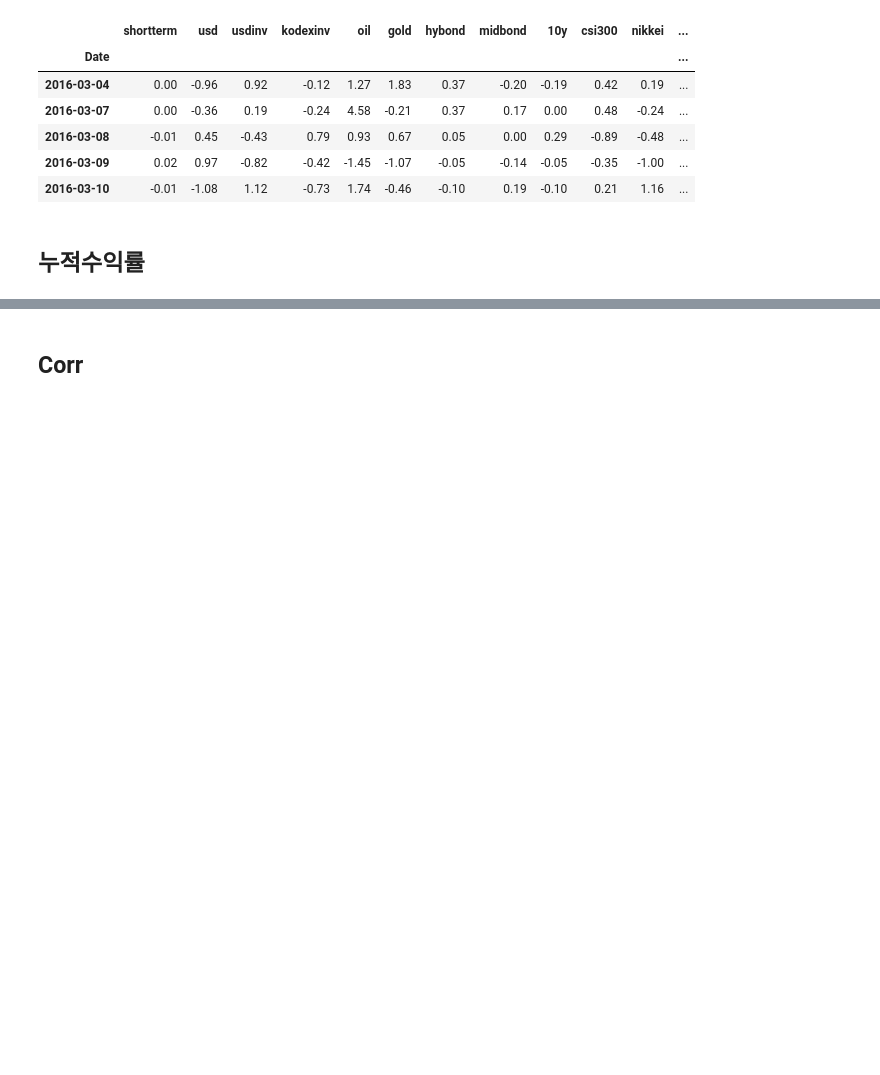
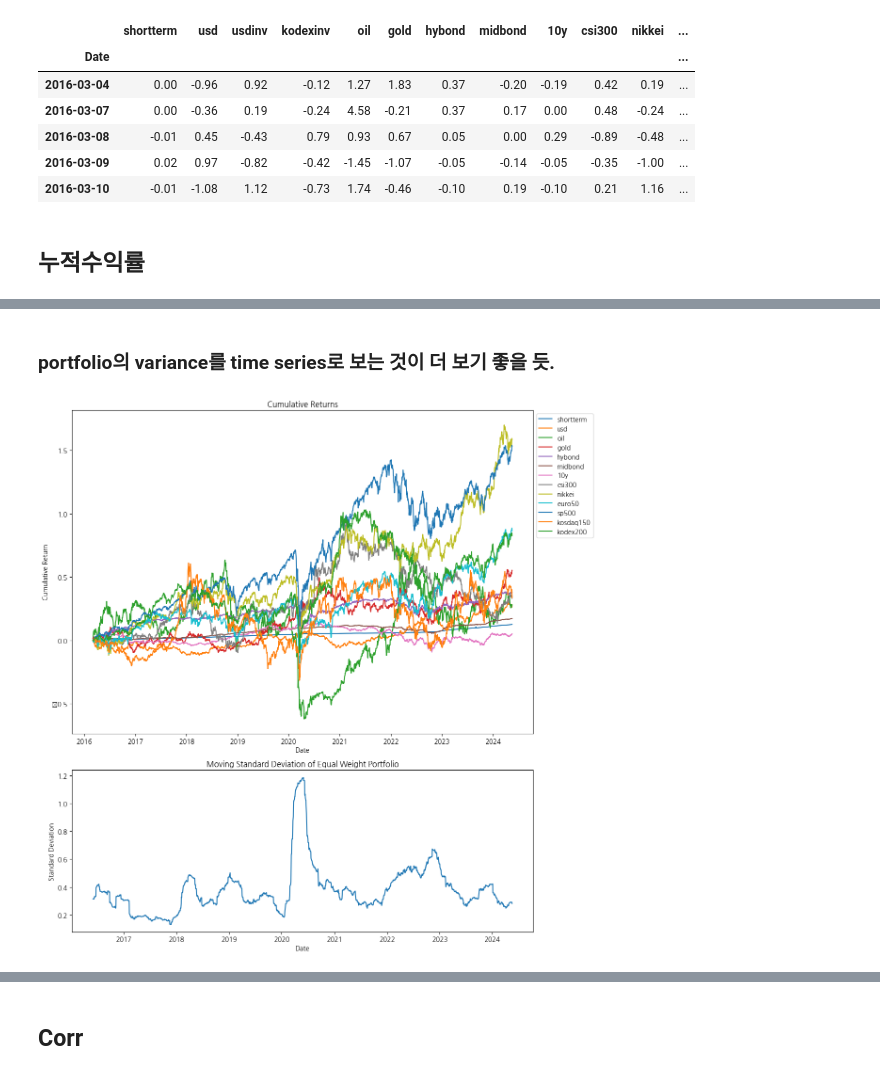
Before and after one commit to yuyuoi9987/dbgaps2024, a Jupyter notebook: jaepil/eda.ipynb, the cells around one changed output, grey strips where cells are left out. Saved outputs shown, nothing was run; the diff lists cells and outputs as text; code cells hidden in the pictures; blank space fills up the shorter version.

```diff
--- a/jaepil/eda.ipynb
+++ b/jaepil/eda.ipynb
@@ -72,0 +96,29 @@ cum_return_df = (1 + return_df / 100).cumprod()
+# %% [markdown]
+### portfolio의 variance를 time series로 보는 것이 더 보기 좋을 듯.
+# %%
+# Create a figure and two subplots with different height ratios
+fig, axs = plt.subplots(2, 1, figsize=(12, 12), gridspec_kw={'height_ratios': [2, 1]})  # First subplot twice the height of the second
+
+# Plot cumulative returns on the first subplot
+for column in cum_return_without_inverse_df.columns:
+    axs[0].plot(cum_return_without_inverse_df.index, cum_return_without_inverse_df[column], label=column)
+
+# Adjust the legend for the first subplot
+axs[0].legend(loc='upper left', bbox_to_anchor=(1, 1))  # Move the legend outside the plot
+axs[0].set_title('Cumulative Returns')  # Add title
+axs[0].set_xlabel('Date')  # Add x-axis label
+axs[0].set_ylabel('Cumulative Return')  # Add y-axis label
+
+# Plot moving standard deviation on the second subplot
+axs[1].plot(moving_std_of_equal_weight_port.index, moving_std_of_equal_weight_port)
+axs[1].set_title('Moving Standard Deviation of Equal Weight Portfolio')  # Add title
+axs[1].set_xlabel('Date')  # Add x-axis label
+axs[1].set_ylabel('Standard Deviation')  # Add y-axis label
+
+# Adjust layout to make room for the legend and prevent overlapping
+plt.tight_layout()
+
+# Display the plot
+plt.show()
+# %% [output]
+[figure, added]
```
Also changed, not shown: parts of 9 cells of this notebook.
